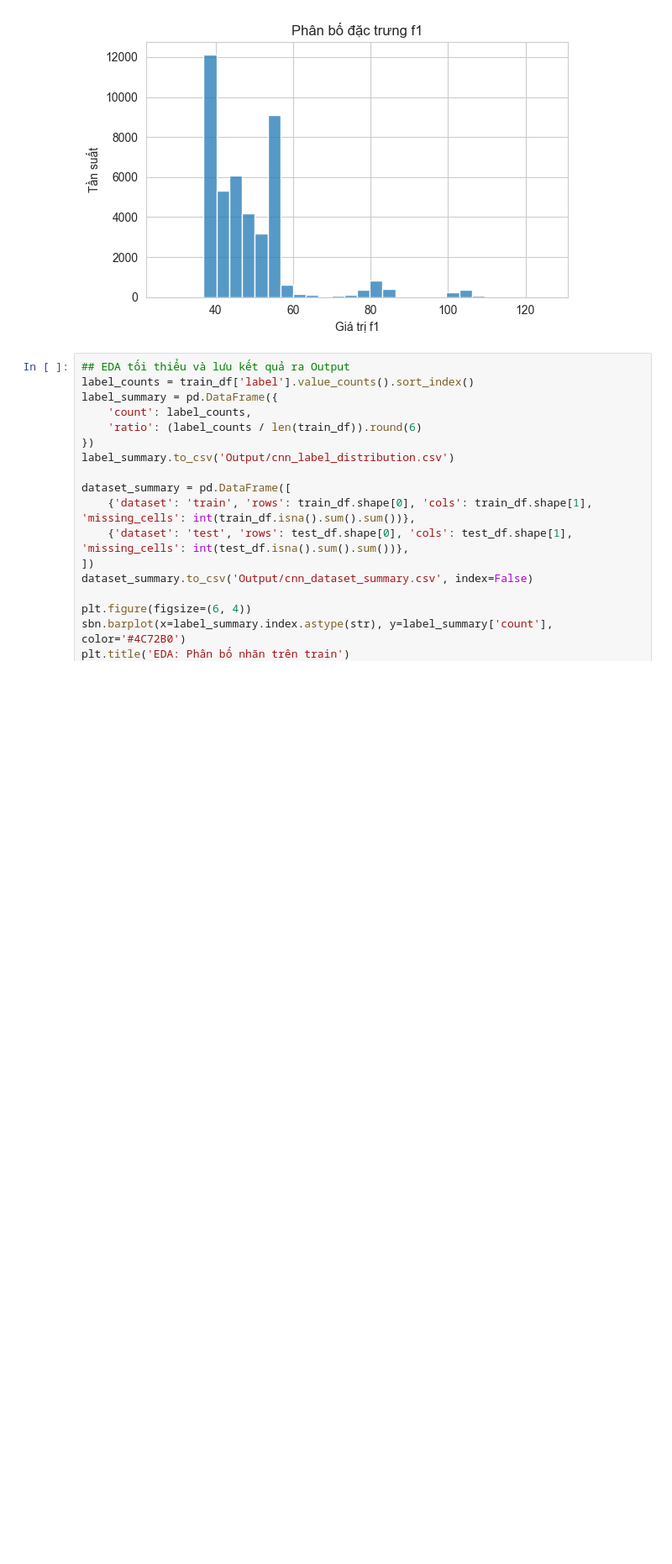
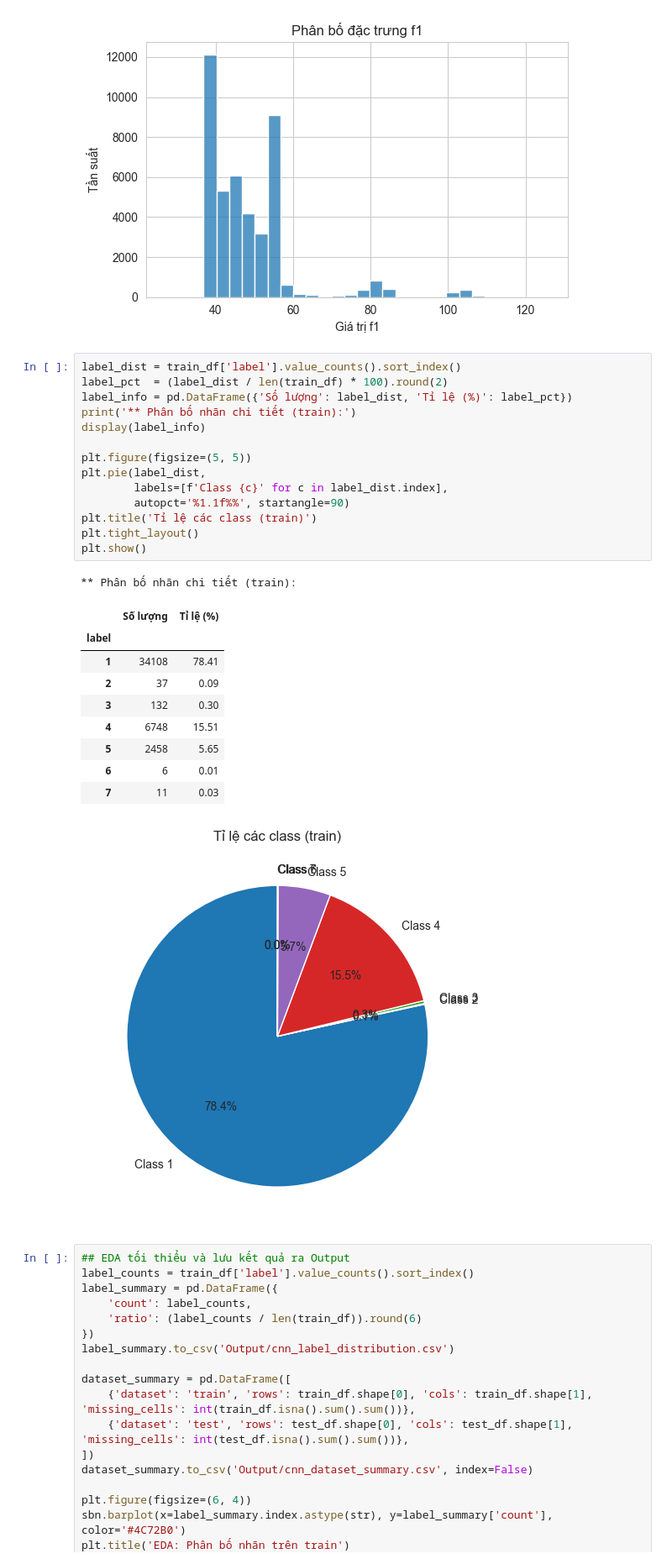
Before and after one commit to lazzerex/Condensed-Nearest-Neighbors, a Jupyter notebook: cnn.ipynb, the cells around one changed output. Shown at 84% size. Cells and saved outputs as stored; diff of their text form; blank space fills up the shorter version.

```diff
--- a/cnn.ipynb
+++ b/cnn.ipynb
@@ -99,6 +99,32 @@ label
 Name: count, dtype: int64
 [figure]
 [figure]
+# %%
+label_dist = train_df['label'].value_counts().sort_index()
+label_pct  = (label_dist / len(train_df) * 100).round(2)
+label_info = pd.DataFrame({'Số lượng': label_dist, 'Tỉ lệ (%)': label_pct})
+print('** Phân bố nhãn chi tiết (train):')
+display(label_info)
+
+plt.figure(figsize=(5, 5))
+plt.pie(label_dist,
+        labels=[f'Class {c}' for c in label_dist.index],
+        autopct='%1.1f%%', startangle=90)
+plt.title('Tỉ lệ các class (train)')
+plt.tight_layout()
+plt.show()
+# %% [output]
+** Phân bố nhãn chi tiết (train):
+|  | Số lượng | Tỉ lệ (%) |
+| label |  |  |
+| 1 | 34108 | 78.41 |
+| 2 | 37 | 0.09 |
+| 3 | 132 | 0.30 |
+| 4 | 6748 | 15.51 |
+| 5 | 2458 | 5.65 |
+| 6 | 6 | 0.01 |
+| 7 | 11 | 0.03 |
+[figure, added]
 # %%
 ## EDA tối thiểu và lưu kết quả ra Output
 label_counts = train_df['label'].value_counts().sort_index()
```
Also changed, not shown: parts of 16 cells of this notebook.
